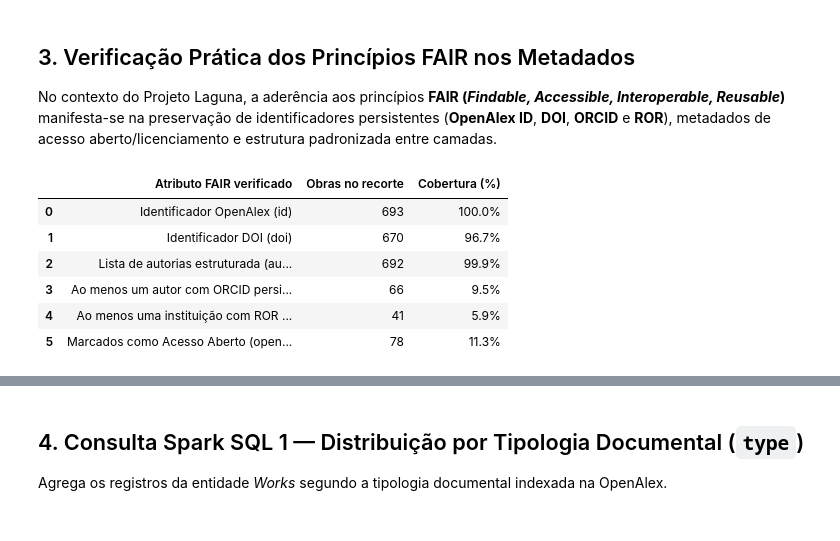
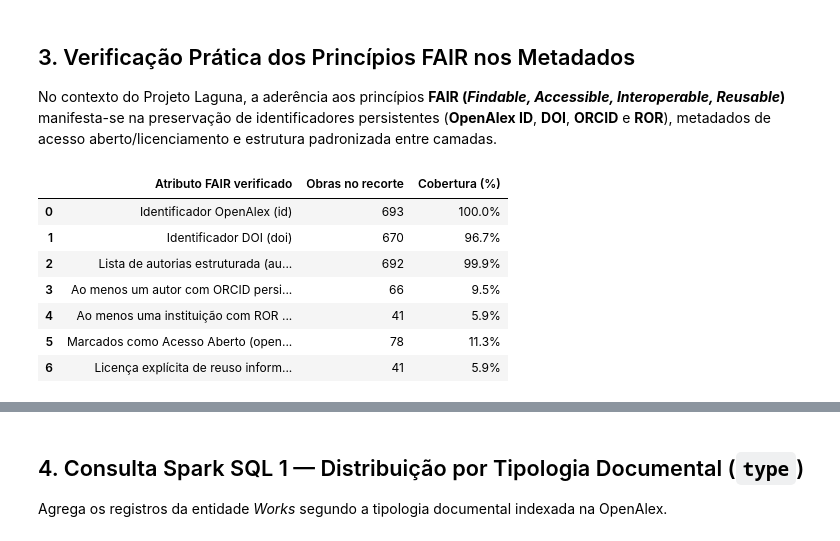
Before and after one commit to DiegoCarlito/tcc-laguna-onpremises-poc, a Jupyter notebook: notebooks/exploracao_clean_data.ipynb, the cells around one changed output, grey strips where cells are left out. Cells and saved outputs as stored; diff of their text form; code cells hidden in the pictures.

Commit message:
docs(notebook): explicita viés de partição, cobertura de licença FAIR e bind local

```diff
--- a/notebooks/exploracao_clean_data.ipynb
+++ b/notebooks/exploracao_clean_data.ipynb
@@ -101,36 +101,39 @@ df_fair_cobertura = spark.sql("""
         SUM(CASE WHEN size(authorships) > 0 THEN 1 ELSE 0 END) AS com_autorias,
         SUM(CASE WHEN exists(authorships, a -> a.author.orcid IS NOT NULL) THEN 1 ELSE 0 END) AS com_orcid_autor,
         SUM(CASE WHEN exists(authorships, a -> exists(a.institutions, i -> i.ror IS NOT NULL)) THEN 1 ELSE 0 END) AS com_ror_instituicao,
-        SUM(CASE WHEN open_access.is_oa = true THEN 1 ELSE 0 END) AS em_acesso_aberto
+        SUM(CASE WHEN open_access.is_oa = true THEN 1 ELSE 0 END) AS em_acesso_aberto,
+        SUM(CASE WHEN primary_location.license IS NOT NULL OR exists(locations, l -> l.license IS NOT NULL) THEN 1 ELSE 0 END) AS com_licenca_explicita
     FROM works_clean
 """).toPandas()
 
 tot = int(df_fair_cobertura["total_registros"].iloc[0])
 metricas_fair = [
     ("Identificador OpenAlex (id)", int(df_fair_cobertura["com_openalex_id"].iloc[0])),
     ("Identificador DOI (doi)", int(df_fair_cobertura["com_doi"].iloc[0])),
     ("Lista de autorias estruturada (authorships)", int(df_fair_cobertura["com_autorias"].iloc[0])),
     ("Ao menos um autor com ORCID persistente", int(df_fair_cobertura["com_orcid_autor"].iloc[0])),
     ("Ao menos uma instituição com ROR persistente", int(df_fair_cobertura["com_ror_instituicao"].iloc[0])),
     ("Marcados como Acesso Aberto (open_access.is_oa)", int(df_fair_cobertura["em_acesso_aberto"].iloc[0])),
+    ("Licença explícita de reuso informada (ex.: CC-BY)", int(df_fair_cobertura["com_licenca_explicita"].iloc[0])),
 ]
 
 pd.DataFrame([
     {
         "Atributo FAIR verificado": nome,
         "Obras no recorte": qtd,
         "Cobertura (%)": f"{(qtd / tot) * 100:.1f}%",
     }
     for nome, qtd in metricas_fair
 ])
 # %% [output]
 |  | Atributo FAIR verificado | Obras no recorte | Cobertura (%) |
 | 0 | Identificador OpenAlex (id) | 693 | 100.0% |
 | 1 | Identificador DOI (doi) | 670 | 96.7% |
 | 2 | Lista de autorias estruturada (au... | 692 | 99.9% |
 | 3 | Ao menos um autor com ORCID persi... | 66 | 9.5% |
 | 4 | Ao menos uma instituição com ROR ... | 41 | 5.9% |
 | 5 | Marcados como Acesso Aberto (open... | 78 | 11.3% |
+| 6 | Licença explícita de reuso inform... | 41 | 5.9% |
 # %%
 # Amostra real de registros higienizados na camada clean-data
 df_amostra = spark.sql("""
```
Also changed, not shown: parts of 1 cell of this notebook, 2 other files.
